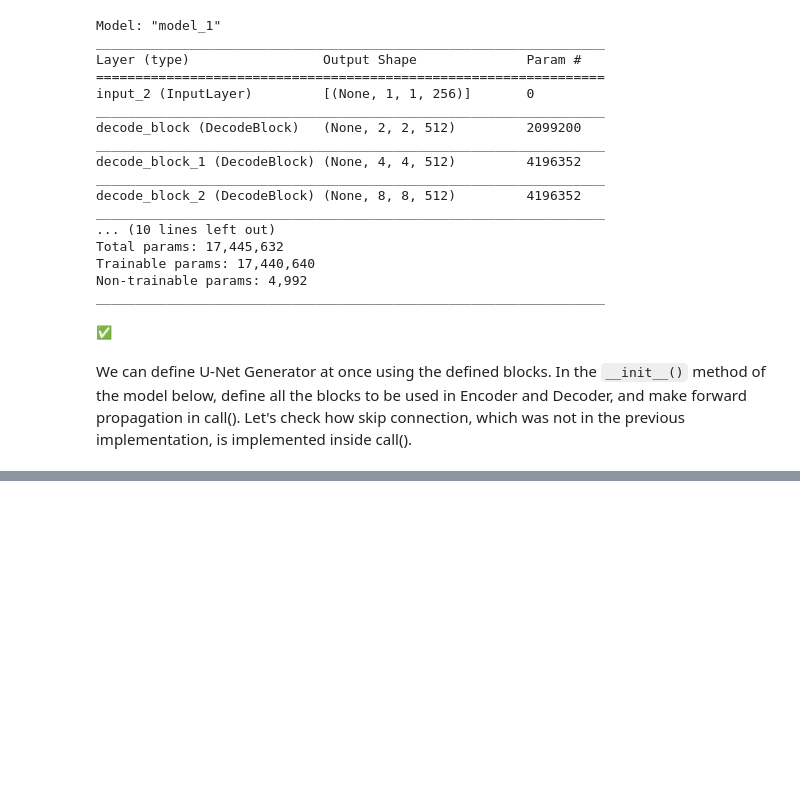
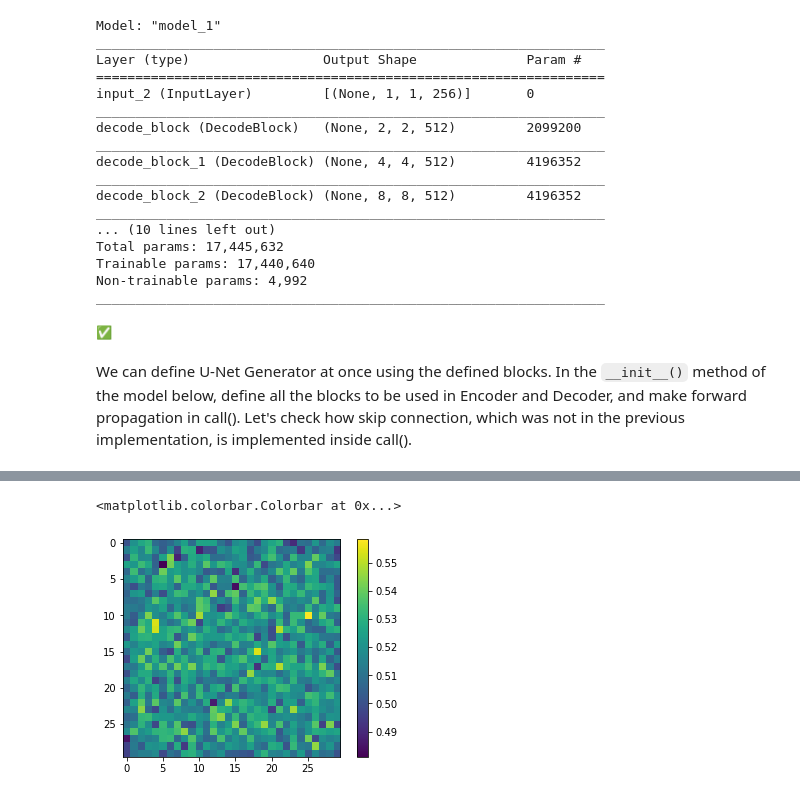
Before and after one commit to jieunjeon/Data-Science-Fundamental, a Jupyter notebook: Exploration/[E_19]_Segmentation_map_streets.ipynb, the cells around one changed output, grey strips where cells are left out. Drawn from its saved outputs; the diff is of its cells as text; code cells hidden in the pictures; blank space fills up the shorter version.

```diff
--- a/Exploration/[E_19]_Segmentation_map_streets.ipynb
+++ b/Exploration/[E_19]_Segmentation_map_streets.ipynb
@@ -360,0 +415,37 @@ print("✅")
+# %%
+class Discriminator(Model):
+    def __init__(self):
+        super(Discriminator, self).__init__()
+
+        self.block1 = layers.Concatenate()
+        self.block2 = DiscBlock(n_filters=64, stride=2, custom_pad=False, use_bn=False, act=True)
+        self.block3 = DiscBlock(n_filters=128, stride=2, custom_pad=False, use_bn=True, act=True)
+        self.block4 = DiscBlock(n_filters=256, stride=2, custom_pad=False, use_bn=True, act=True)
+        self.block5 = DiscBlock(n_filters=512, stride=1, custom_pad=True, use_bn=True, act=True)
+        self.block6 = DiscBlock(n_filters=1, stride=1, custom_pad=True, use_bn=False, act=False)
+        self.sigmoid = layers.Activation("sigmoid")
+
+        # for loop로 간편하게 블록 만들기
+        # filters = [64,128,256,512,1]
+        # self.blocks = [layers.Concatenate()]
+        # for i, f in enumerate(filters):
+        #     self.blocks.append(DiscBlock(
+        #         n_filters=f,
+        #         strides=2 if i<3 else 1,
+        #         custom_pad=False if i<3 else True,
+        #         use_bn=False if i==0 and i==4 else True,
+        #         act=True if i<4 else False
+        #     ))
+
+    def call(self, x, y):
+        out = self.block1([x, y])
+        out = self.block2(out)
+        out = self.block3(out)
+        out = self.block4(out)
+        out = self.block5(out)
+        out = self.block6(out)
+        return self.sigmoid(out)
+
+    def get_summary(self, x_shape=(256,256,3), y_shape=(256,256,3)):
+        x, y = Input(x_shape), Input(y_shape)
+        return Model((x, y), self.call(x, y)).summary()
@@ -360,0 +472,10 @@ print("✅")
+# %%
+x = tf.random.normal([1,256,256,3])
+y = tf.random.uniform([1,256,256,3])
+
+disc_out = Discriminator()(x, y)
+plt.imshow(disc_out[0, ... ,0])
+plt.colorbar()
+# %% [output]
+<matplotlib.colorbar.Colorbar at 0x...>
+[figure, added]
```
Also changed, not shown: parts of 22 cells of this notebook, 2 other files.
